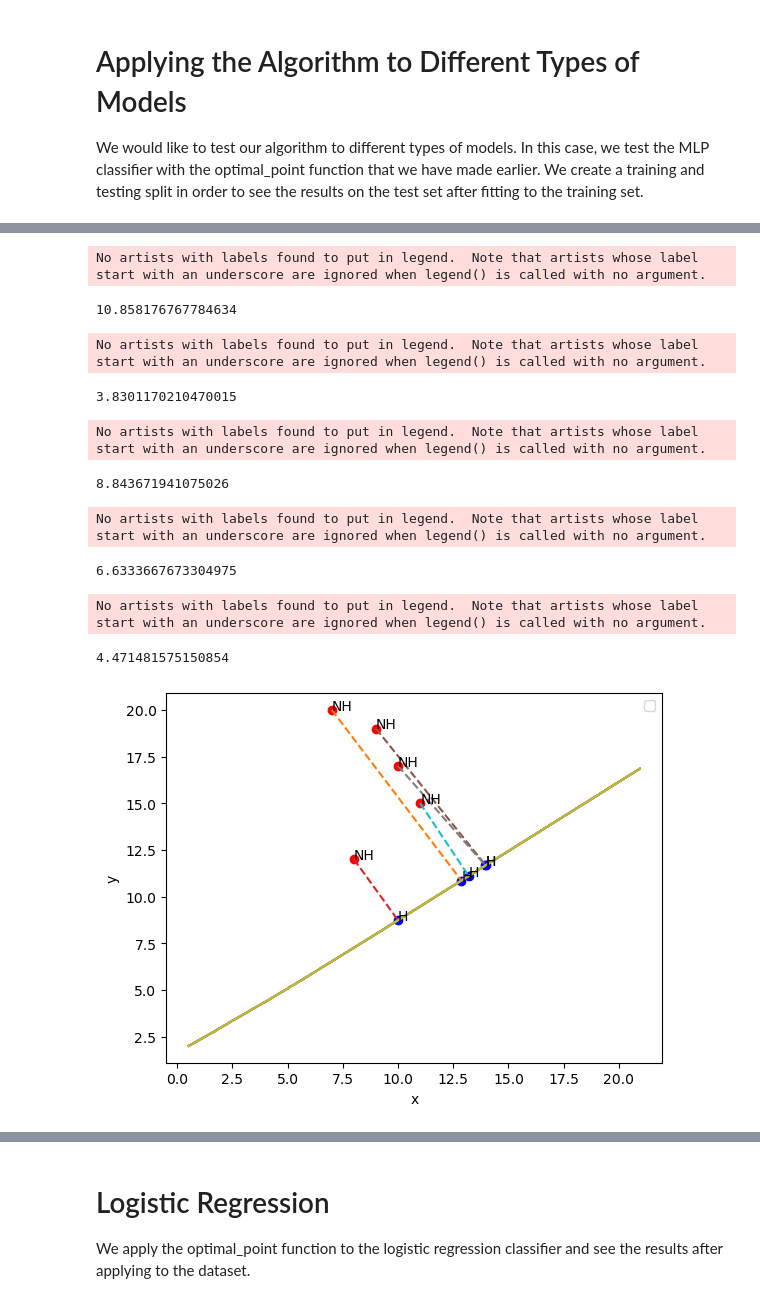
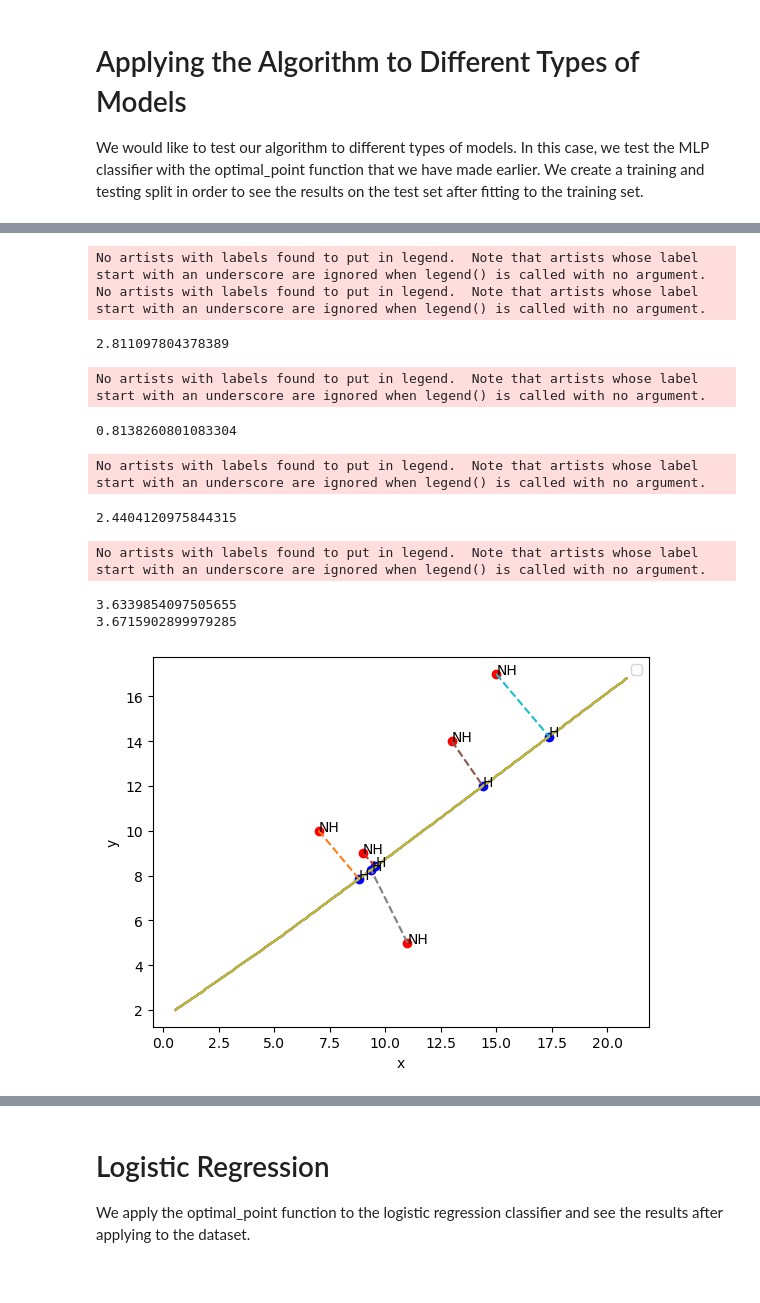
Before and after one commit to dsin85691/SSBA_For_Counterfactuals, a Jupyter notebook: displacement_algorithm_week3_5.ipynb, the cells around one changed output, grey strips where cells are left out. Saved outputs shown, nothing was run; the diff lists cells and outputs as text; code cells hidden in the pictures.

```diff
--- a/displacement_algorithm_week3_5.ipynb
+++ b/displacement_algorithm_week3_5.ipynb
@@ -52,6 +52,7 @@ def displacement_func2(X_pred, Y_pred, datapt, margin=0):
     min_point_vector = (-1, -1)
     min_dist = float('inf')
 
+
     for k in range(len(X_pred)):
         x, y = X_pred[k], Y_pred[k]
 
@@ -65,16 +66,16 @@ def displacement_func2(X_pred, Y_pred, datapt, margin=0):
 
 # Uniqueness of orthogonal projection: https://math.stackexchange.com/questions/953997/uniqueness-of-orthogonal-projections
 # Minimum distance orthogonal projection: https://math.stackexchange.com/questions/2304079/show-orthogonal-projection-is-minimal-distance
-def displacement_func(X_pred, Y_pred, data_pt, margin=0):
+def displacement_func(func, X_pred, Y_pred, data_pt, margin=0):
     X_pred = X_pred.flatten()
     Y_pred = Y_pred.flatten()
 
     min_point_vector = (-1, -1)
     min_orthogonal = 1
 
-    for k in range(1, len(X_pred)-1):
-        dist_x, dist_y = X_pred[k] - X_pred[k-1], Y_pred[k] - Y_pred[k-1]
-        point_dist_x, point_dist_y = data_pt[0] - X_pred[k-1], data_pt[1] - Y_pred[k-1]
+    for k in range(1, len(X_pred)):
+        dist_x, dist_y = margin, Y_pred[k] - func(X_pred[k] - margin)
+        point_dist_x, point_dist_y = data_pt[0] - X_pred[k], data_pt[1] - Y_pred[k]
 
         line_vector = np.array([dist_x, dist_y]).T
         point_vector = np.array([point_dist_x, point_dist_y])
@@ -140,7 +141,7 @@ def smooth_op(model, left, right):
     return left
 
 # Algorithm that determines the point that is closest to the decision boundary from a specified data point (undesired_coords)
-def optimal_point(df, model, desired_class, undesired_coords, step_size=0.005, N=10000, margin=0.001, test=False, contours_val=False):
+def optimal_point(df, model, desired_class, undesired_coords, step_size=0.005, N=10000, margin=0.0001, test=False, contours_val=False):
 
     # First feature
     X1=df['x1']
@@ -195,7 +196,7 @@ def optimal_point(df, model, desired_class, undesired_coords, step_size=0.005, N
 
     if not test:
         # Returns the minimum distance vector between the undesired coordinates and the decision boundary
-        min_dist_vector = displacement_func(X_pred, Y_pred, undesired_coords)
+        min_dist_vector = displacement_func(f, X_pred, Y_pred, undesired_coords, margin=margin)
     else:
         min_dist_vector = displacement_func2(X_pred, Y_pred, undesired_coords)
 
@@ -269,7 +270,7 @@ for r in range(undesired_df.shape[0]):
     # Undesired data point
     data_pt = undesired_df.iloc[r]
 
-    optimal_pt = optimal_point(df, svm_classifier, desired_class=1, undesired_coords=data_pt, contours_val=False, N=10000, step_size=0.05, test=False)
+    optimal_pt = optimal_point(df, svm_classifier, desired_class=1, undesired_coords=(data_pt.iloc[0], data_pt.iloc[1]), contours_val=False, N=100000, step_size=0.1, margin=0.0001, test=False)
 
     optimal_datapts.loc[len(optimal_datapts)] = optimal_pt[0]
 # %% [output]
@@ -333,7 +354,7 @@ for r in range(undesired_df.shape[0]):
 
     data_pt = undesired_df.iloc[r]
 
-    optimal_pt = optimal_point(df, svm_classifier, desired_class=1, undesired_coords=data_pt, contours_val=False, N=10000, step_size=0.05, test=True)
+    optimal_pt = optimal_point(df, svm_classifier, desired_class=1, undesired_coords=(data_pt.iloc[0], data_pt.iloc[1]), contours_val=False, N=100000, step_size=0.1, margin=0.0001, test=True)
 
     optimal_datapts.loc[len(optimal_datapts)] = optimal_pt[0]
 # %% [output]
@@ -389,20 +457,20 @@ array([[13.95067079, 11.67142092]])
 # %%
 optimal_datapts = pd.DataFrame(data=[], columns=('x1', 'x2'))
 test_set = pd.concat([X_test, y_test],axis=1)
 for r in range(test_set.shape[0]):
     # Undesired data point
-    data_pt = undesired_df.iloc[r]
-    optimal_pt = optimal_point(df=pd.concat([X_train, y_train],axis=1), model=clf, desired_class=1, undesired_coords=data_pt, N=10000, step_size=0.05)
+    data_pt = test_set.iloc[r]
+    optimal_pt = optimal_point(df=pd.concat([X_train, y_train],axis=1), model=clf, desired_class=1, undesired_coords=(data_pt.iloc[0], data_pt.iloc[1]), N=100000, margin=0.00001, step_size=0.1)
     optimal_datapts.loc[len(optimal_datapts)] = optimal_pt[0]
 # %% [output]
 No artists with labels found to put in legend.  Note that artists whose label start with an underscore are ignored when legend() is called with no argument.
+No artists with labels found to put in legend.  Note that artists whose label start with an underscore are ignored when legend() is called with no argument.
-10.858176767784634
+2.811097804378389
 No artists with labels found to put in legend.  Note that artists whose label start with an underscore are ignored when legend() is called with no argument.
-3.8301170210470015
+0.8138260801083304
 No artists with labels found to put in legend.  Note that artists whose label start with an underscore are ignored when legend() is called with no argument.
-8.843671941075026
+2.4404120975844315
 No artists with labels found to put in legend.  Note that artists whose label start with an underscore are ignored when legend() is called with no argument.
-6.6333667673304975
+3.6339854097505655
+3.6715902899979285
-No artists with labels found to put in legend.  Note that artists whose label start with an underscore are ignored when legend() is called with no argument.
-4.471481575150854
-[figure, old version]
+[figure, new version]
```
Also changed, not shown: parts of 20 cells of this notebook.
